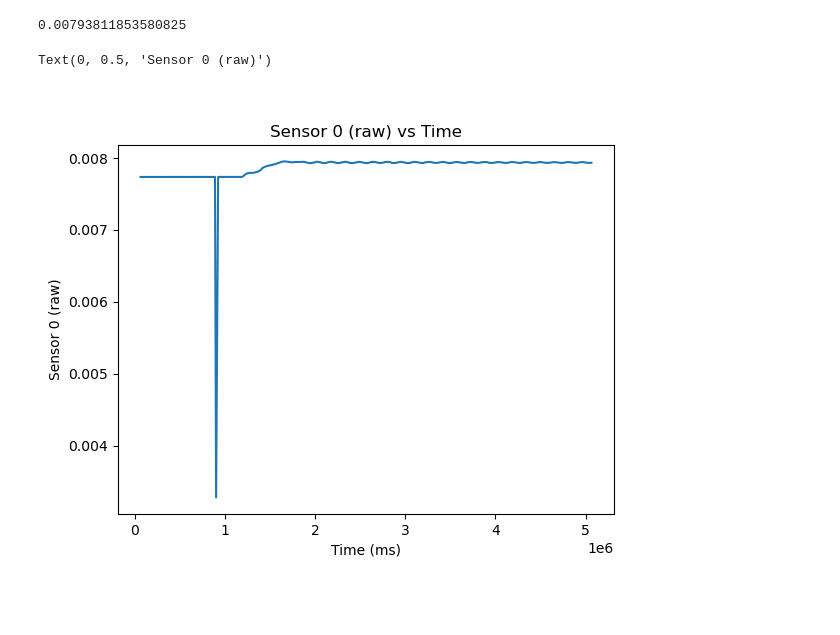
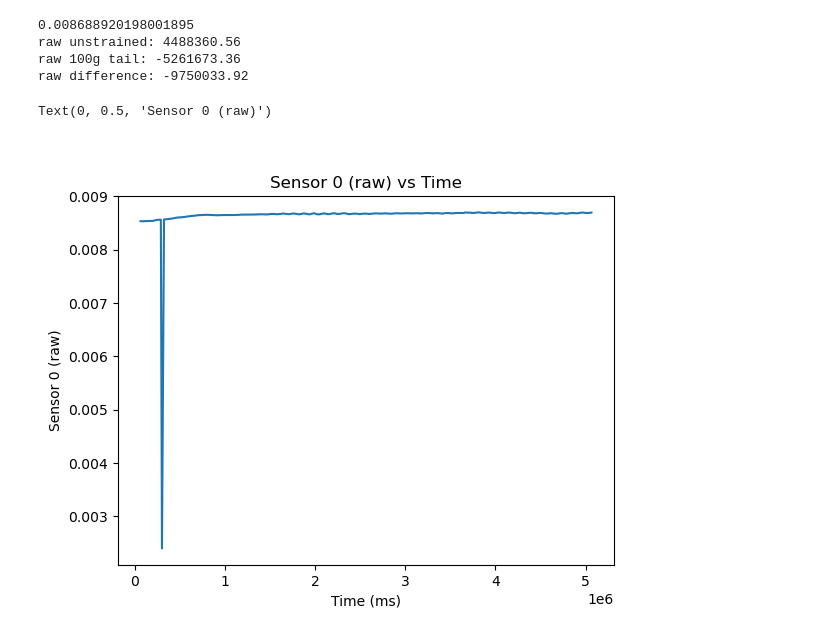
Before and after one commit to cmahoneyy/geng360-mahoney, a Jupyter notebook: Lab 4 - Beam/strain_code.ipynb, the cells around one changed output. Drawn from its saved outputs; the diff is of its cells as text; code cells hidden in the pictures; blank space fills up the shorter version.

```diff
--- a/Lab 4 - Beam/strain_code.ipynb
+++ b/Lab 4 - Beam/strain_code.ipynb
@@ -26,7 +26,7 @@ unstrained = unstrained_data["strain (raw)"].mean() # Calculate the mean of the
 # convert unstrained to voltage
 unstr_vout = (unstrained/128) * (VCC / 16777215) # Convert raw ADC values to voltage
 
-myData = (pd.read_csv("/Users/caroline/Desktop/geng360-mahoney/Lab 4 - Beam/100g.csv")) # Make sure to update this file name to match your data!
+myData = (pd.read_csv("/Users/caroline/Desktop/geng360-mahoney/Lab 4 - Beam/100g_part2.csv")) # Make sure to update this file name to match your data!
 myData["strain (raw)"] = -myData["strain (raw)"] # Invert the strain values to match the expected direction of positive strain
 myData.head() #This will display the first few rows of the DataFrame
 
@@ -36,6 +36,10 @@ vr= (vout / VCC) - (unstr_vout / VCC) # Normalize voltage by supply voltage
 strain = (-4 * vr)/(2.11*(1+(2*vr)))
 
 print(strain.tail(100).mean())  # mean of last 100 samples
+
+print("raw unstrained:", unstrained)
+print("raw 100g tail:", myData["strain (raw)"].tail(50).mean())
+print("raw difference:", myData["strain (raw)"].tail(50).mean() - unstrained)
 
 """loads = [10, 20, 30, 50, 100]  # grams
 files = ["no_strain.csv", "10g.csv", "20g.csv", "30g.csv", "50g.csv", "100g.csv"]
@@ -47,32 +51,35 @@ for load, file in zip(loads, files):
     vr = (vout - unstr_vout) / VCC
     strain = (4 * vr) / (2.11 * (1 + (2 * vr)))
     results.append({"load_g": load, "strain": strain.mean()})
 
     # Plot each load
     plt.figure()
     sns.lineplot(x="Times (us)", y=strain, data=data)
     plt.title(f"Strain vs Time — {load}g load")
     plt.xlabel("Time (us)")
     plt.ylabel("Strain (ε)")
     mplcursors.cursor(hover=False)
     plt.show()
 
 results_df = pd.DataFrame(results)
 print(results_df)"""
 
 plt.figure()  # Create a new figure
 sns.lineplot(x="Times (us)", y= strain, data=myData)
 plt.title("Sensor 0 (raw) vs Time")
 plt.xlabel("Time (ms)")
 plt.ylabel("Sensor 0 (raw)")
 
 #mplcursors.cursor(hover=False)  # Enable interactive cursor for data point selection
 
 # Click anywhere on your data to add a cursor
 # Right-click to remove a cursor
 
 #plt.show()
 # %% [output]
-0.00793811853580825
+0.008688920198001895
+raw unstrained: 4488360.56
+raw 100g tail: -5261673.36
+raw difference: -9750033.92
 Text(0, 0.5, 'Sensor 0 (raw)')
-[figure, old version]
+[figure, new version]
```
Also changed, not shown: 1 other file.
